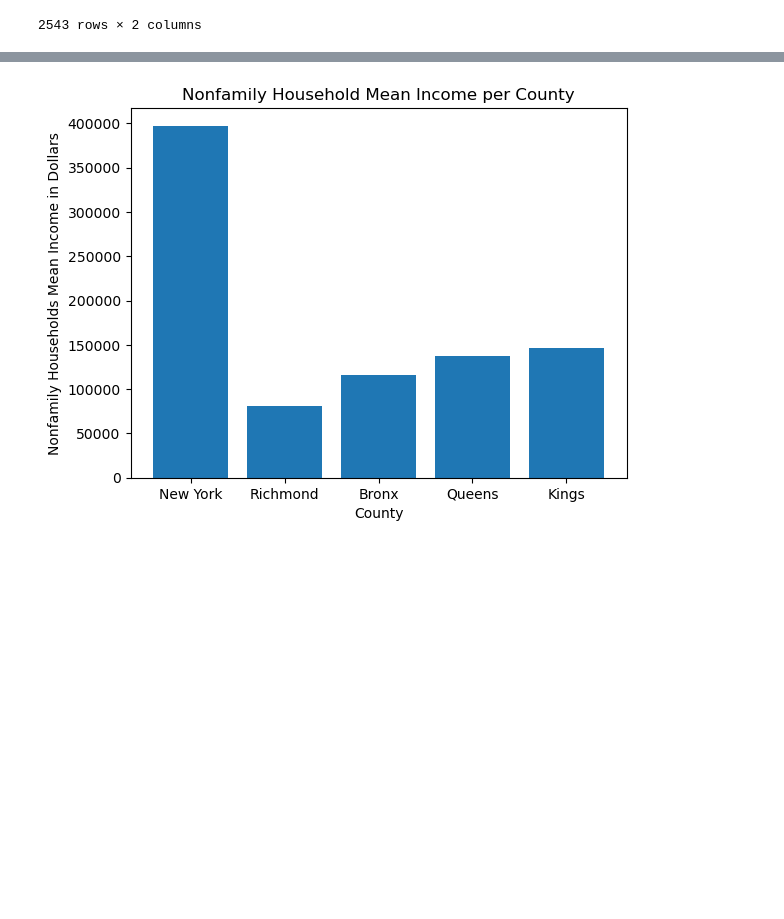
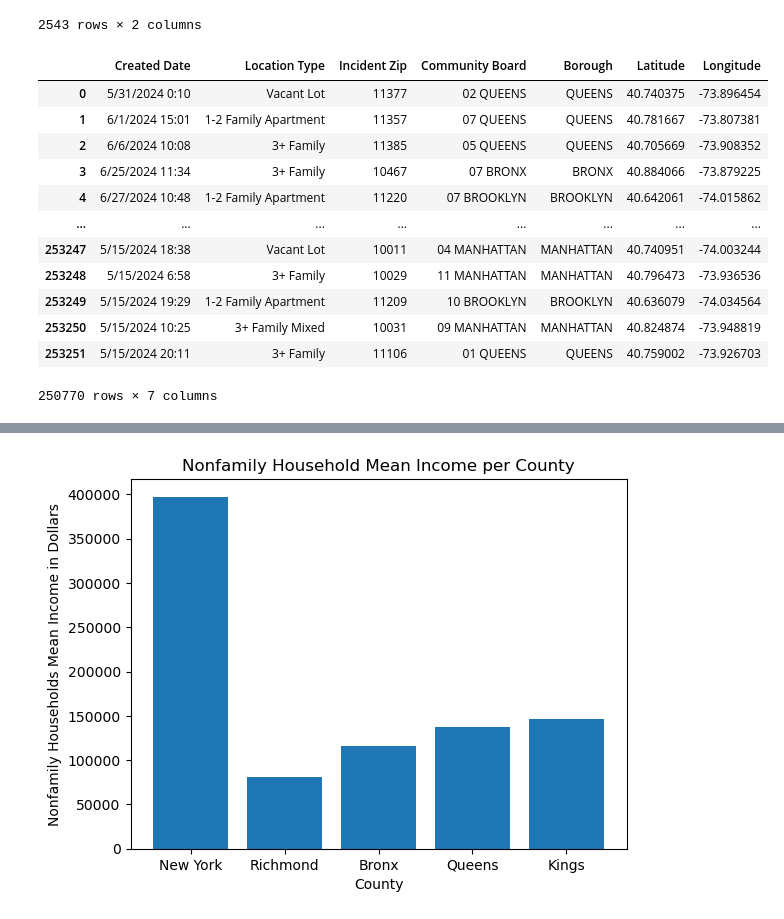
Before and after one commit to trishaa4144/cmsc320-final, a Jupyter notebook: income_data_cleaning.ipynb, the cells around one changed output, grey strips where cells are left out. Drawn from its saved outputs; the diff is of its cells as text; code cells hidden in the pictures; blank space fills up the shorter version.

```diff
--- a/income_data_cleaning.ipynb
+++ b/income_data_cleaning.ipynb
@@ -5,6 +5,7 @@ import pandas as pd
 # %%
 income_df = pd.read_csv("us_income_zipcode.csv")
 zipcode_borough = pd.read_csv("New_York_State_ZIP_Codes-County_FIPS_Cross-Reference.csv")
+df = pd.read_csv("Rat_Sightings_20240917.csv", low_memory=False)
 # %%
 ### Dropping all margin of error columns
 def drop_margin_cols():
@@ -68,6 +69,57 @@ zipcode_borough
 | 2541 | Yates | 14857 |
 | 2542 | Yates | 14878 |
 2543 rows × 2 columns
+# %%
+# Keep only the necessary columns
+df = df[['Created Date', 'Location Type', 'Incident Zip', 'Community Board', 'Borough', 'Latitude', 'Longitude']]
+
+# Drop rows with unspecified boroughs
+df = df[df['Borough'] != 'Unspecified']
+df.reset_index(drop=True, inplace=True)
+
+df.dropna(subset=['Created Date', 'Location Type', 'Incident Zip', 'Community Board', 'Borough', 'Latitude', 'Longitude'], inplace=True)
+
+# Get unique values in 'Location Type'
+unique_location_types = df['Location Type'].unique()
+
+# Define mapping for residential categories
+residential_mapping = {
+    'Single Room Occupancy (SRO)': 'Single',
+    '1-2 Family Dwelling': '1-2 Family Apartment',
+    '1-2 FamilyDwelling': '1-2 Family Apartment',
+    '3+ Family Apt. Building': '3+ Family',
+    '3+ Family Apartment Building': '3+ Family',
+    '3+ Family Apt.': '3+ Family',
+    '3+Family Apt.': '3+ Family',
+    '3+ Family Apt': '3+ Family',
+    '1-3 Family Dwelling': '1-3 Family Dwelling',
+    '1-3 Family Mixed Use Building': '1-3 Family Mixed',
+    '1-2 Family Mixed Use Building': '1-2 Family Mixed',
+    '3+ Family Mixed Use Building': '3+ Family Mixed',
+    'Private House': 'Private House',
+    'Apartment': 'Apartment',
+    'Residential Property': 'Residential Property'
+}
+
+# Apply mapping to the 'Location Type' column for residential data
+df['Location Type'] = df['Location Type'].replace(residential_mapping)
+df['Incident Zip'] = df['Incident Zip'].astype(int)
+
+df
+# %% [output]
+|  | Created Date | Location Type | Incident Zip | Community Board | Borough | Latitude | Longitude |
+| 0 | 5/31/2024 0:10 | Vacant Lot | 11377 | 02 QUEENS | QUEENS | 40.740375 | -73.896454 |
+| 1 | 6/1/2024 15:01 | 1-2 Family Apartment | 11357 | 07 QUEENS | QUEENS | 40.781667 | -73.807381 |
+| 2 | 6/6/2024 10:08 | 3+ Family | 11385 | 05 QUEENS | QUEENS | 40.705669 | -73.908352 |
+| 3 | 6/25/2024 11:34 | 3+ Family | 10467 | 07 BRONX | BRONX | 40.884066 | -73.879225 |
+| 4 | 6/27/2024 10:48 | 1-2 Family Apartment | 11220 | 07 BROOKLYN | BROOKLYN | 40.642061 | -74.015862 |
+| ... | ... | ... | ... | ... | ... | ... | ... |
+| 253247 | 5/15/2024 18:38 | Vacant Lot | 10011 | 04 MANHATTAN | MANHATTAN | 40.740951 | -74.003244 |
+| 253248 | 5/15/2024 6:58 | 3+ Family | 10029 | 11 MANHATTAN | MANHATTAN | 40.796473 | -73.936536 |
+| 253249 | 5/15/2024 19:29 | 1-2 Family Apartment | 11209 | 10 BROOKLYN | BROOKLYN | 40.636079 | -74.034564 |
+| 253250 | 5/15/2024 10:25 | 3+ Family Mixed | 10031 | 09 MANHATTAN | MANHATTAN | 40.824874 | -73.948819 |
+| 253251 | 5/15/2024 20:11 | 3+ Family | 11106 | 01 QUEENS | QUEENS | 40.759002 | -73.926703 |
+250770 rows × 7 columns
 # %%
 #Merging income_df and zipcode_borough
 merged_df = income_df.merge(zipcode_borough, left_on="ZIP", right_on="ZIP Code")
```
Also changed, not shown: parts of 7 cells of this notebook.
